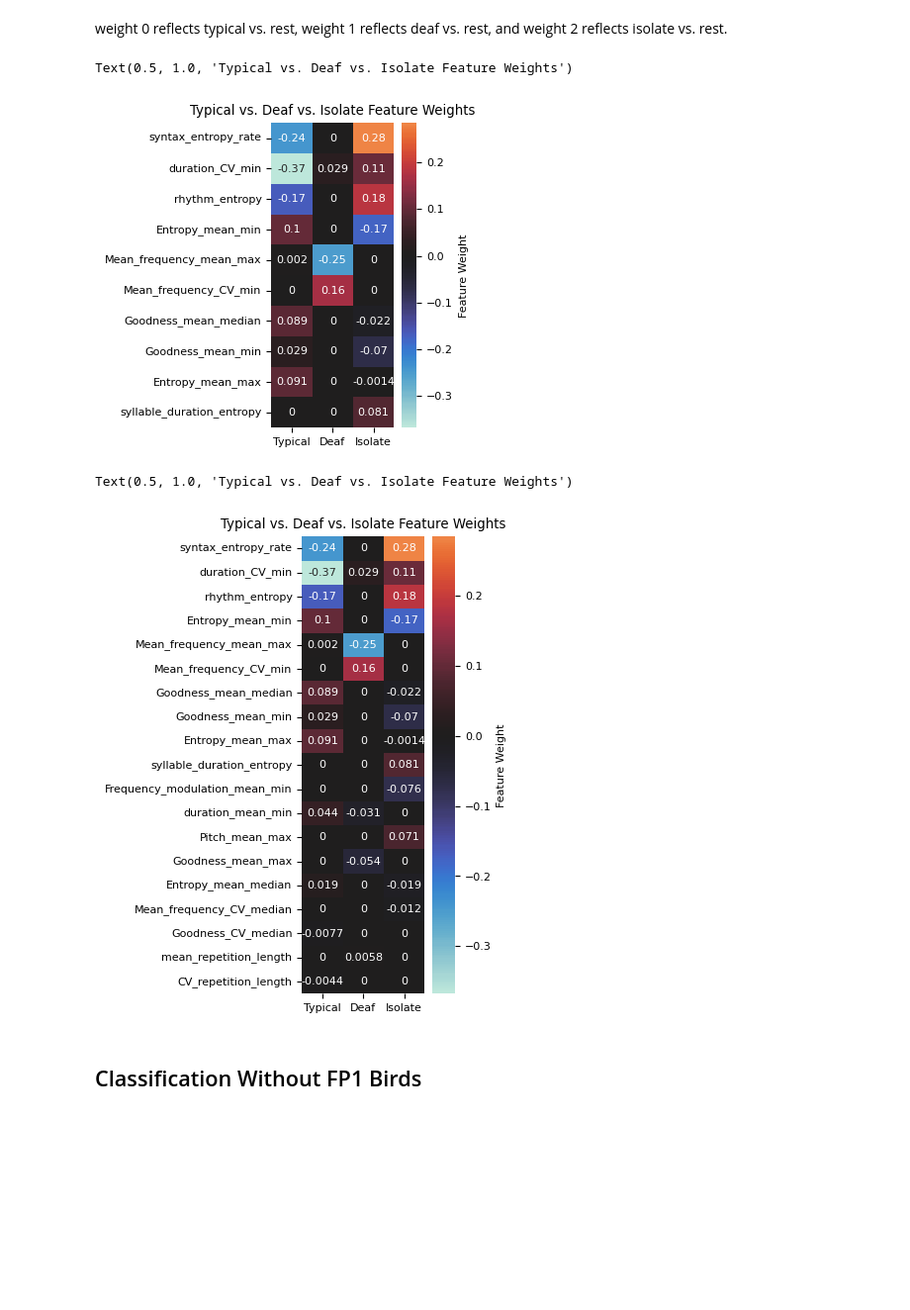
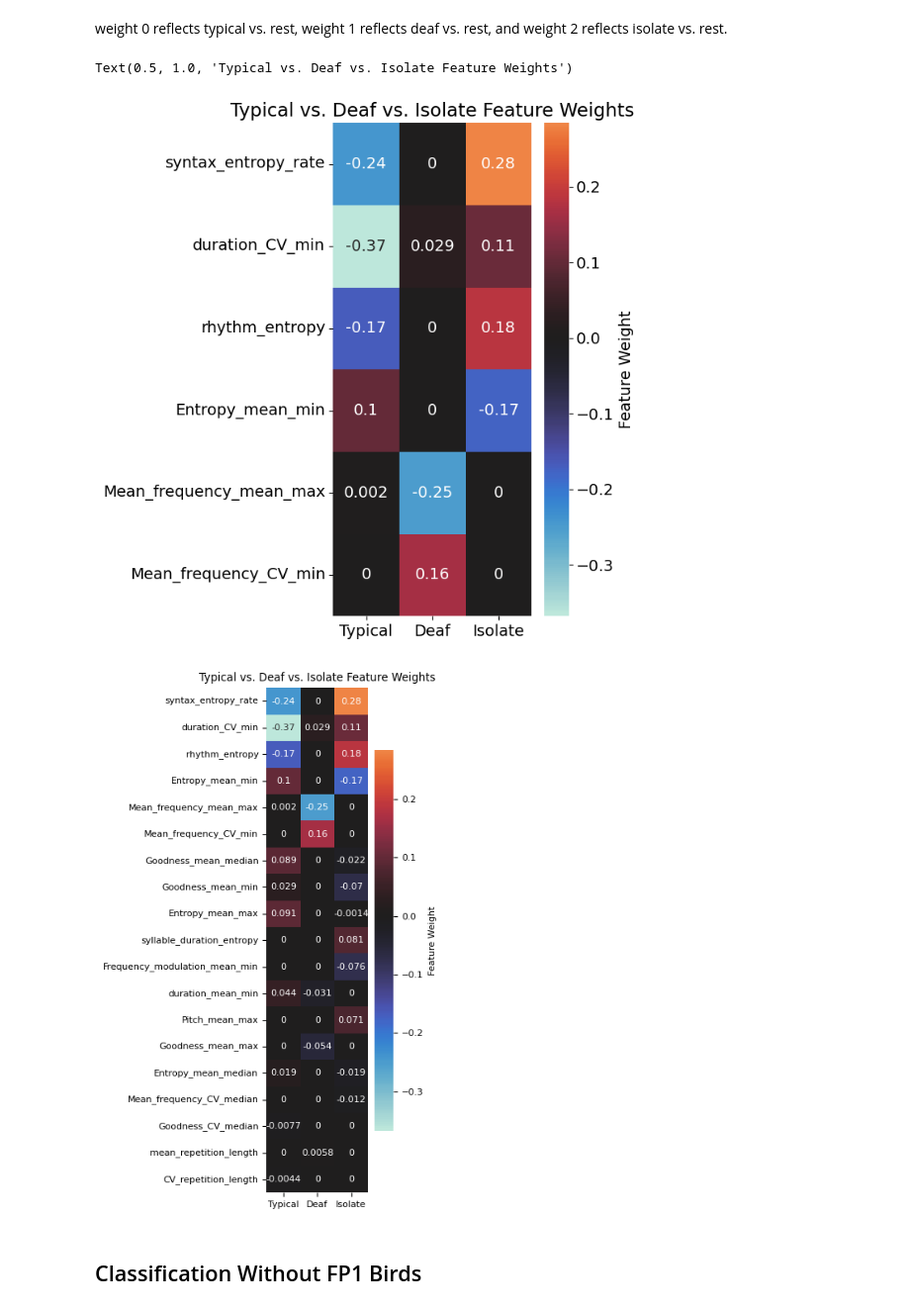
Before and after one commit to theresekoch/AVN_paper, a Jupyter notebook: 04 - Linear Discriminant Analysis/03 - Normal vs. Deaf vs. Isolate.ipynb, the cells around one changed output. Shown at 99% size. Cells and saved outputs as stored; diff of their text form; code cells hidden in the pictures; blank space fills up the shorter version.

```diff
--- a/04 - Linear Discriminant Analysis/03 - Normal vs. Deaf vs. Isolate.ipynb
+++ b/04 - Linear Discriminant Analysis/03 - Normal vs. Deaf vs. Isolate.ipynb
@@ -30,5 +30,3 @@ from sklearn.discriminant_analysis import LinearDiscriminantAnalysis
 all_feats_normal = pd.read_csv('C:\\Grad_School\\Code_and_software\\Py_code\\All_features_2023\\All_features_2023\\all_birds_all_feats_wseg_umap_updated.csv').drop(columns = 'Unnamed: 0')
 # %%
 all_feats_normal.columns.to_frame().to_csv('LDA Features Table.csv')
-# %%
-all_feats_normal = all_feats_normal[all_feats_normal.Bird_ID != 'S389']
@@ -37,3 +32,0 @@ Let's drop the Duke deaf and control birds
-# %%
-all_feats_normal = all_feats_normal[~all_feats_normal.Condition.isin(['pre-deafening', 'post-deafening'])]
-all_feats_normal.Condition.unique()
@@ -194,23 +184,23 @@ for_plotting = for_plotting.rename(columns = {'weight0' : 'Typical',
                                               'weight1' : 'Deaf',
                                               'weight2' : 'Isolate'})
 # %%
-plt.figure(figsize = (2, 4))
-sns.heatmap(for_plotting.drop(columns = 'abs_weight').iloc[:10], annot =True, center = 0,
+plt.figure(figsize = (4, 8))
+sns.heatmap(for_plotting.drop(columns = 'abs_weight').iloc[:6], annot =True, center = 0,
             cbar_kws={'label' : 'Feature Weight'} )
 plt.ylabel('')
 plt.title('Typical vs. Deaf vs. Isolate Feature Weights')
 # %% [output]
 Text(0.5, 1.0, 'Typical vs. Deaf vs. Isolate Feature Weights')
-[figure, old version]
+[figure, new version]
 # %%
-plt.figure(figsize = (2, 6))
+plt.figure(figsize = (2, 8))
 sns.heatmap(for_plotting.drop(columns = 'abs_weight'), annot =True, center = 0,
             cbar_kws={'label' : 'Feature Weight'} )
 plt.ylabel('')
 plt.title('Typical vs. Deaf vs. Isolate Feature Weights')
+plt.savefig('2D_lda_weights_full.svg', transparent = True)
 # %% [output]
-Text(0.5, 1.0, 'Typical vs. Deaf vs. Isolate Feature Weights')
-[figure, old version]
+[figure, new version]
 # %% [markdown]
 ## Classification Without FP1 Birds
 # %%
```
Also changed, not shown: parts of 14 cells of this notebook, 6 other files.
